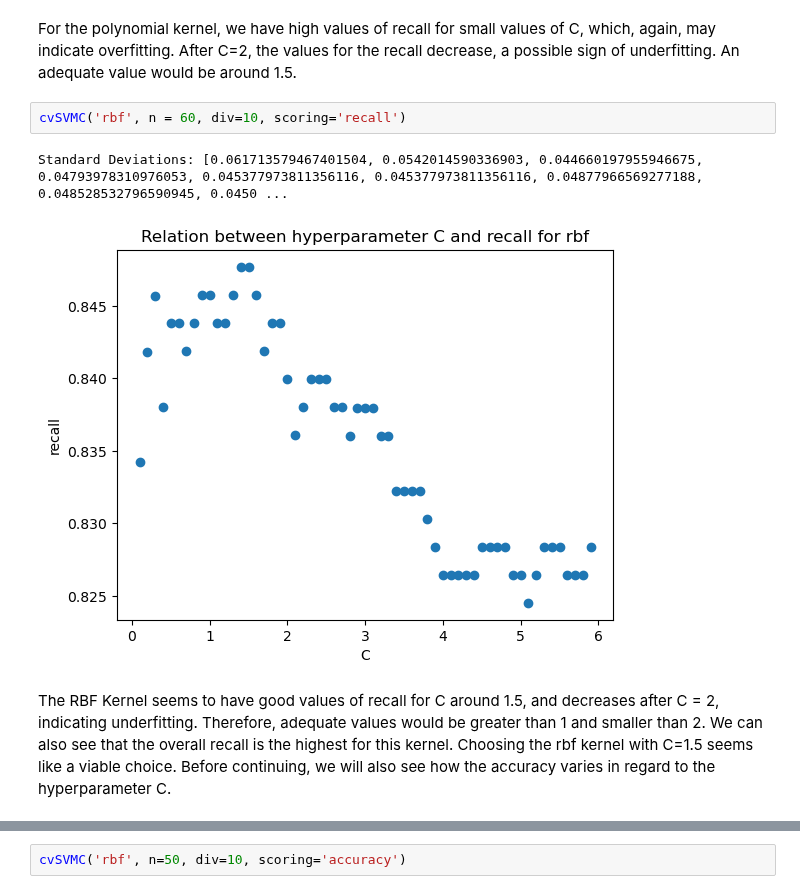
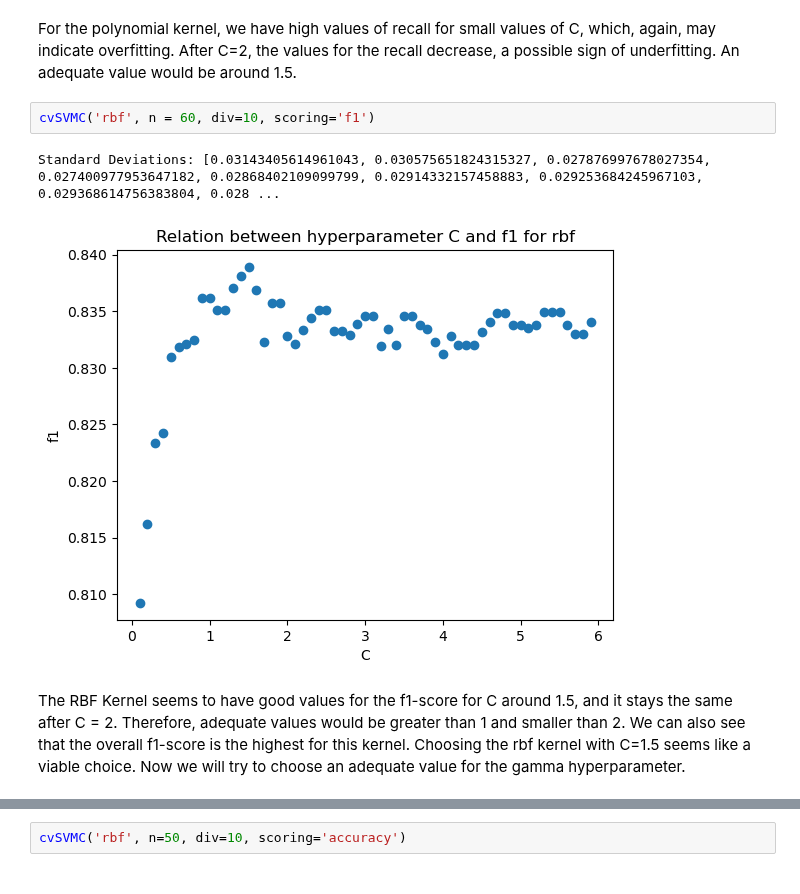
Before and after one commit to TheNoobGoda/ids-project, a Jupyter notebook: src/SVM.ipynb, the cells around one changed output, grey strips where cells are left out. Drawn from its saved outputs; the diff is of its cells as text.

```diff
--- a/src/SVM.ipynb
+++ b/src/SVM.ipynb
@@ -230,9 +232,9 @@ Standard Deviations: [0.03678604787206191, 0.03380713091889172, 0.03515625266596
 # %% [markdown]
 For the polynomial kernel, we have high values of recall for small values of C, which, again, may indicate overfitting. After C=2, the values for the recall decrease, a possible sign of underfitting. An adequate value would be around 1.5.
 # %%
-cvSVMC('rbf', n = 60, div=10, scoring='recall')
+cvSVMC('rbf', n = 60, div=10, scoring='f1')
 # %% [output]
-Standard Deviations: [0.061713579467401504, 0.0542014590336903, 0.044660197955946675, 0.04793978310976053, 0.045377973811356116, 0.045377973811356116, 0.04877966569277188, 0.048528532796590945, 0.0450 ...
+Standard Deviations: [0.03143405614961043, 0.030575651824315327, 0.027876997678027354, 0.027400977953647182, 0.02868402109099799, 0.02914332157458883, 0.029253684245967103, 0.029368614756383804, 0.028 ...
-[figure, old version]
+[figure, new version]
 # %% [markdown]
-The RBF Kernel seems to have good values of recall for C around 1.5, and decreases after C = 2, indicating underfitting. Therefore, adequate values would be greater than 1 and smaller than 2. We can also see that the overall recall is the highest for this kernel. Choosing the rbf kernel with C=1.5 seems like a viable choice. Before continuing, we will also see how the accuracy varies in regard to the hyperparameter C.
+The RBF Kernel seems to have good values for the f1-score for C around 1.5, and it stays the same after C = 2. Therefore, adequate values would be greater than 1 and smaller than 2. We can also see that the overall f1-score is the highest for this kernel. Choosing the rbf kernel with C=1.5 seems like a viable choice. Now we will try to choose an adequate value for the gamma hyperparameter.
```
Also changed, not shown: parts of 31 cells of this notebook.
